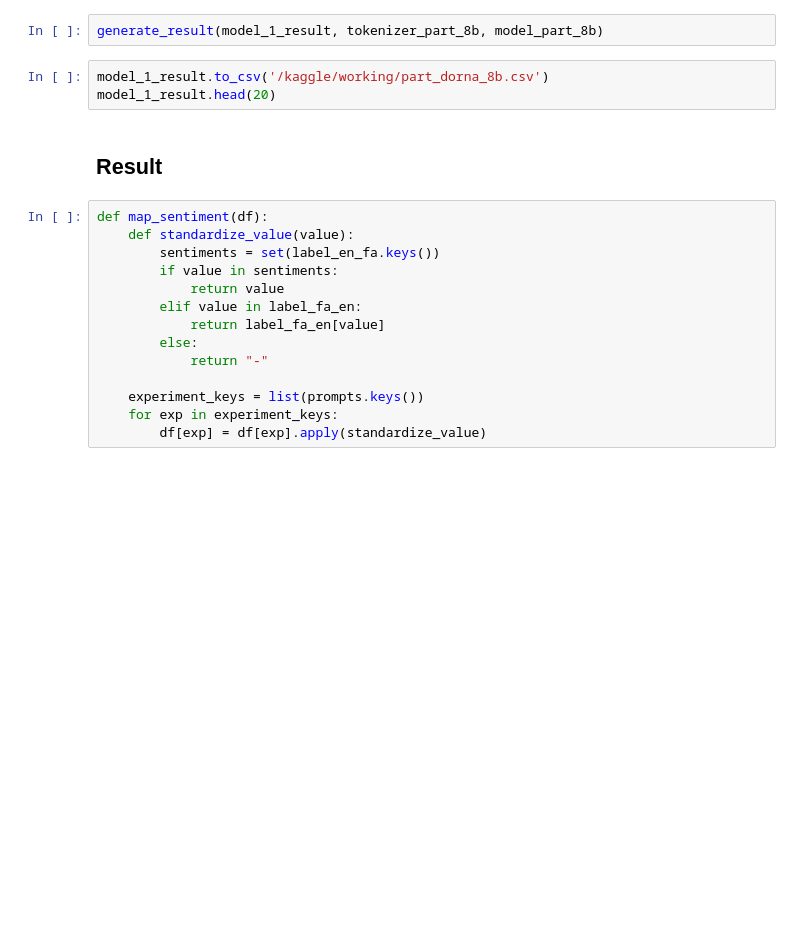
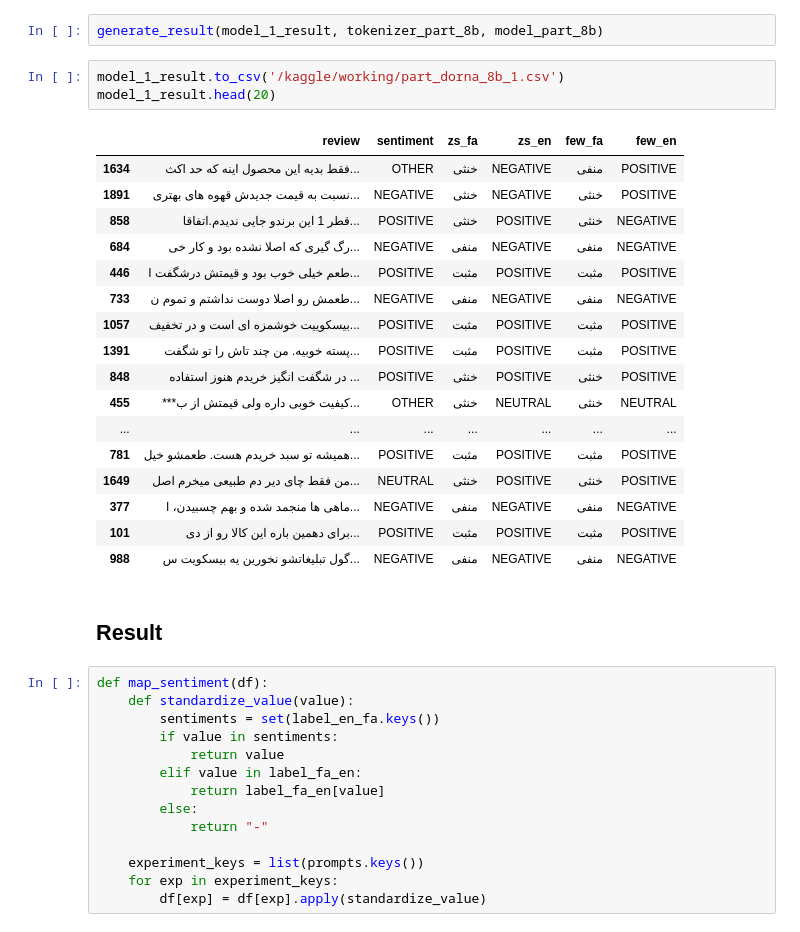
Before and after one commit to shayantabatabaee/llm-sentiment-analysis, a Jupyter notebook: llm-sentiment-analysis.ipynb, the cells around one changed output. Saved outputs shown, nothing was run; the diff lists cells and outputs as text; blank space fills up the shorter version.

```diff
--- a/llm-sentiment-analysis.ipynb
+++ b/llm-sentiment-analysis.ipynb
@@ -263,8 +339,26 @@ model_part_8b = AutoModelForCausalLM.from_pretrained(
 # %%
 generate_result(model_1_result, tokenizer_part_8b, model_part_8b)
 # %%
-model_1_result.to_csv('/kaggle/working/part_dorna_8b.csv')
+model_1_result.to_csv('/kaggle/working/part_dorna_8b_1.csv')
 model_1_result.head(20)
+# %% [output]
+|  | review | sentiment | zs_fa | zs_en | few_fa | few_en |
+| 1634 | فقط بدیه این محصول اینه که حد اکث... | OTHER | خنثی | NEGATIVE | منفی | POSITIVE |
+| 1891 | نسبت به قیمت جدیدش قهوه های بهتری... | NEGATIVE | خنثی | NEGATIVE | خنثی | POSITIVE |
+| 858 | قطر 1 این برندو جایی ندیدم.اتفاقا... | POSITIVE | خنثی | POSITIVE | خنثی | NEGATIVE |
+| 684 | رگ گیری که اصلا نشده بود و کار خی... | NEGATIVE | منفی | NEGATIVE | منفی | NEGATIVE |
+| 446 | طعم خیلی خوب بود و قیمتش درشگفت ا... | POSITIVE | مثبت | POSITIVE | مثبت | POSITIVE |
+| 733 | طعمش رو اصلا دوست نداشتم و تموم ن... | NEGATIVE | منفی | NEGATIVE | منفی | NEGATIVE |
+| 1057 | بیسکوییت خوشمزه ای است و در تخفیف... | POSITIVE | مثبت | POSITIVE | مثبت | POSITIVE |
+| 1391 | پسته خوبیه. من چند تاش را تو شگفت... | POSITIVE | مثبت | POSITIVE | مثبت | POSITIVE |
+| 848 | در شگفت انگیز خریدم هنوز استفاده ... | POSITIVE | خنثی | POSITIVE | خنثی | POSITIVE |
+| 455 | ***کیفیت خوبی داره ولی قیمتش از ب... | OTHER | خنثی | NEUTRAL | خنثی | NEUTRAL |
+| ... | ... | ... | ... | ... | ... | ... |
+| 781 | همیشه تو سبد خریدم هست. طعمشو خیل... | POSITIVE | مثبت | POSITIVE | مثبت | POSITIVE |
+| 1649 | من فقط چای دیر دم طبیعی میخرم اصل... | NEUTRAL | خنثی | POSITIVE | خنثی | POSITIVE |
+| 377 | ماهی ها منجمد شده و بهم چسبیدن، ا... | NEGATIVE | منفی | NEGATIVE | منفی | NEGATIVE |
+| 101 | برای دهمین باره این کالا رو از دی... | POSITIVE | مثبت | POSITIVE | مثبت | POSITIVE |
+| 988 | گول تبلیغاتشو نخورین یه بیسکویت س... | NEGATIVE | منفی | NEGATIVE | منفی | NEGATIVE |
 # %% [markdown]
 ## Result
 # %%
```
Also changed, not shown: parts of 7 cells of this notebook.
